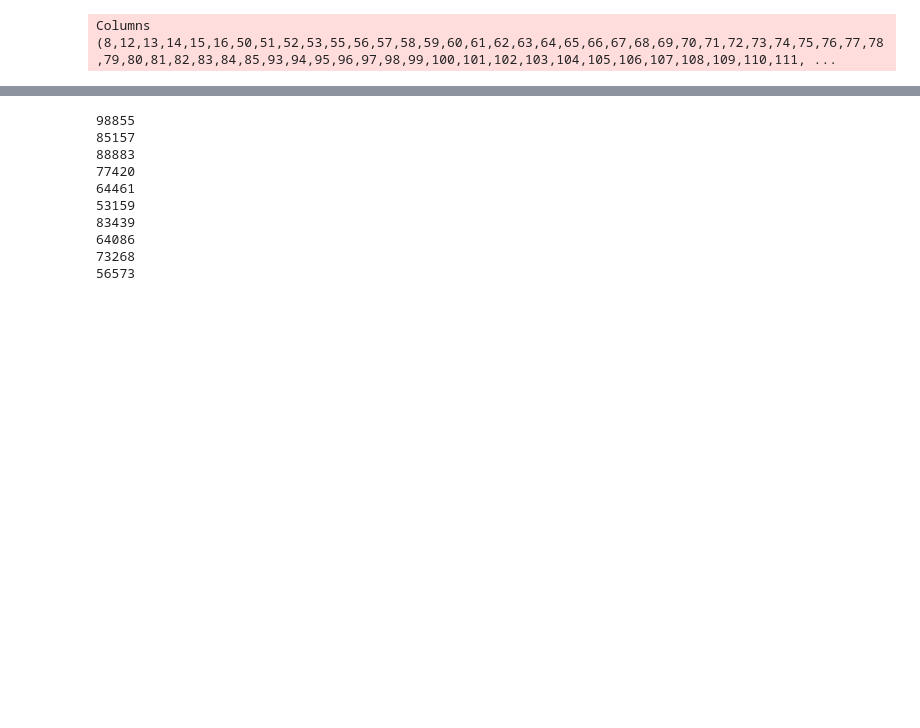
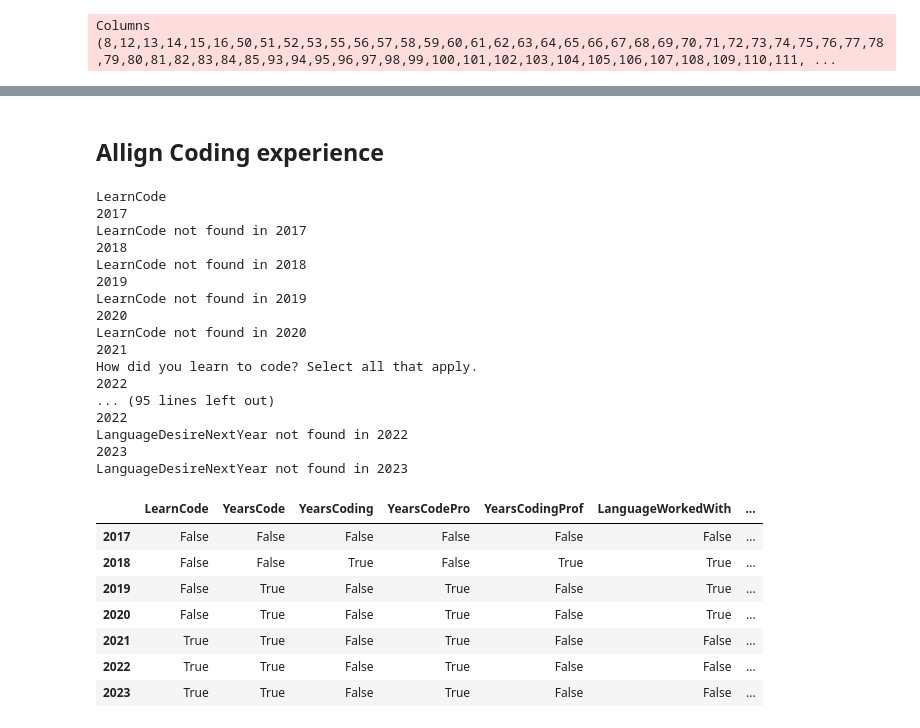
Before and after one commit to ninaschelter/Udacity-Projekt1, a Jupyter notebook: gender_analysis.ipynb, the cells around one changed output, grey strips where cells are left out. Saved outputs shown, nothing was run; the diff lists cells and outputs as text; code cells hidden in the pictures; blank space fills up the shorter version.

```diff
--- a/gender_analysis.ipynb
+++ b/gender_analysis.ipynb
@@ -7,16 +8,18 @@ import plotly.graph_objects as go
 # %%
 # get survex data
 surveyDirectory = 'C:\\data\\udacity\\stackoverflow_survey'
-surveySelection = {}
+rawData = {}
 for folder in os.scandir(surveyDirectory):
     if folder.is_dir() and not str(folder.name) == "Archiv":
         surveyResults = pd.read_csv(surveyDirectory + "\\" + str(folder.name) + '\\survey_results_public.csv')
-        surveySelection[str(folder.name)] = surveyResults
+        rawData[str(folder.name)] = surveyResults
+
+#surveySelection = copy.deepcopy(rawData)
 # %% [output]
 Columns (8,12,13,14,15,16,50,51,52,53,55,56,57,58,59,60,61,62,63,64,65,66,67,68,69,70,71,72,73,74,75,76,77,78,79,80,81,82,83,84,85,93,94,95,96,97,98,99,100,101,102,103,104,105,106,107,108,109,110,111, ...
 # %%
 #get survey question and tags
-surveySchemas = {}
+rawSchemas = {}
 for folder in os.scandir(surveyDirectory):
     if folder.is_dir() and not str(folder.name) == "Archiv":
         if str(folder.name) <= "2020":
@@ -27,4 +30,5 @@ for folder in os.scandir(surveyDirectory):
             surveySchema = surveySchema[surveySchema['qid'].str.contains('QID')]
             surveySchema = surveySchema[['qname', 'question']].set_index('qname')
             surveySchema = surveySchema.dropna()
-        surveySchemas[str(folder.name)] = surveySchema.squeeze().to_dict()
+        rawSchemas[str(folder.name)] = surveySchema.squeeze().to_dict()
+surveySchemas = copy.deepcopy(rawSchemas)
@@ -243,19 +56,0 @@ Name: EmpUnemp, dtype: int64
-# %%
-# Get median values for annual compensation per year and gender
-annualComp = {}
-for year, df in surveySelectionShort.items():
-    print(len(df))
-    annualComp[year] = df[df['EmpUnemp'] == "Employed"]
-    print(len(annualComp[year]))
-    annualComp[year] = annualComp[year].groupby('GenderCat')["AnnualComp"].median()
-# %% [output]
-98855
-85157
-88883
-77420
-64461
-53159
-83439
-64086
-73268
-56573
@@ -279,0 +66,38 @@ fig.show()
+# %% [markdown]
+## Allign Coding experience
+# %%
+neededQuestions = ["LearnCode", 'YearsCode', "YearsCoding", 'YearsCodePro', "YearsCodingProf"]
+idExistPerYear = pd.DataFrame()
+for qId in neededQuestions:
+    print("")
+    print(qId)
+
+    idExistPerYearSeries = getQuestionText(qId, rawSchemas)
+    idExistPerYear = pd.concat([idExistPerYear, idExistPerYearSeries], axis=1)
+display(idExistPerYear)
+# %% [output]
+LearnCode
+2017
+LearnCode not found in 2017
+2018
+LearnCode not found in 2018
+2019
+LearnCode not found in 2019
+2020
+LearnCode not found in 2020
+2021
+How did you learn to code? Select all that apply.
+2022
+... (95 lines left out)
+2022
+LanguageDesireNextYear not found in 2022
+2023
+LanguageDesireNextYear not found in 2023
+|  | LearnCode | YearsCode | YearsCoding | YearsCodePro | YearsCodingProf | LanguageWorkedWith | ... |
+| 2017 | False | False | False | False | False | False | ... |
+| 2018 | False | False | True | False | True | True | ... |
+| 2019 | False | True | False | True | False | True | ... |
+| 2020 | False | True | False | True | False | True | ... |
+| 2021 | True | True | False | True | False | False | ... |
+| 2022 | True | True | False | True | False | False | ... |
+| 2023 | True | True | False | True | False | False | ... |
```
Also changed, not shown: parts of 41 cells of this notebook, 2 other files.
